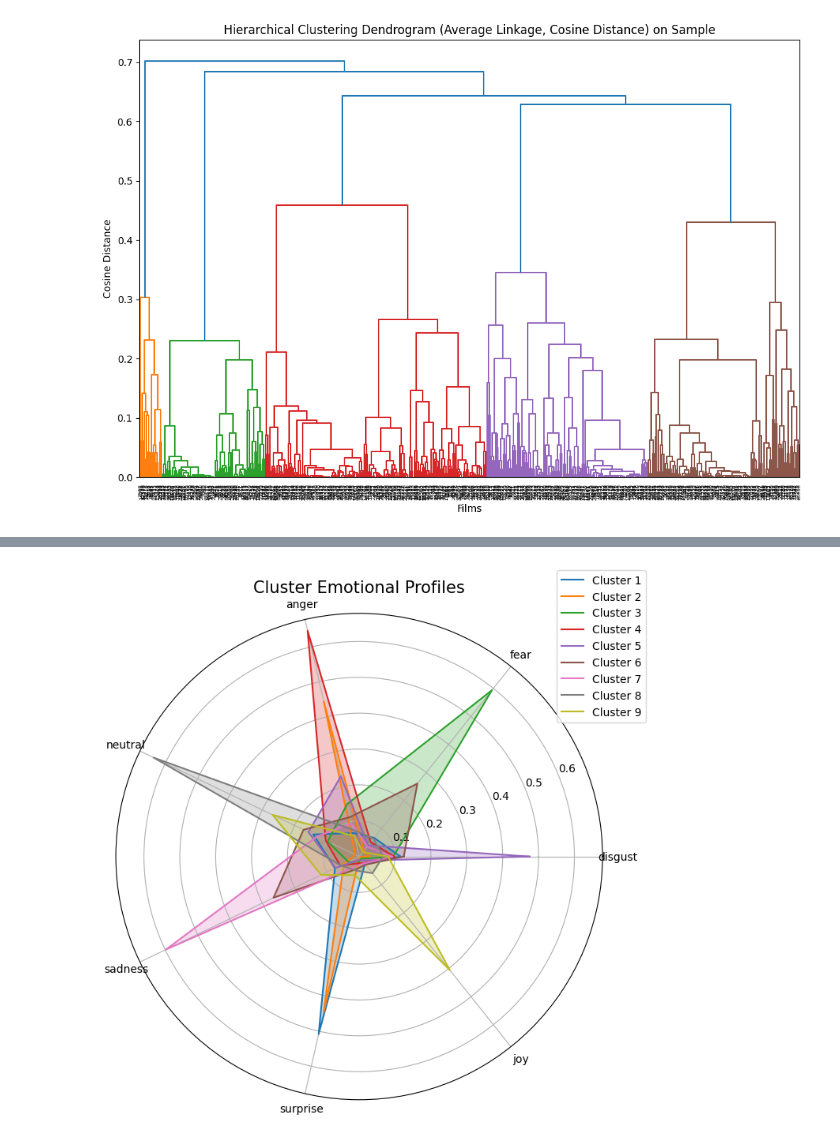
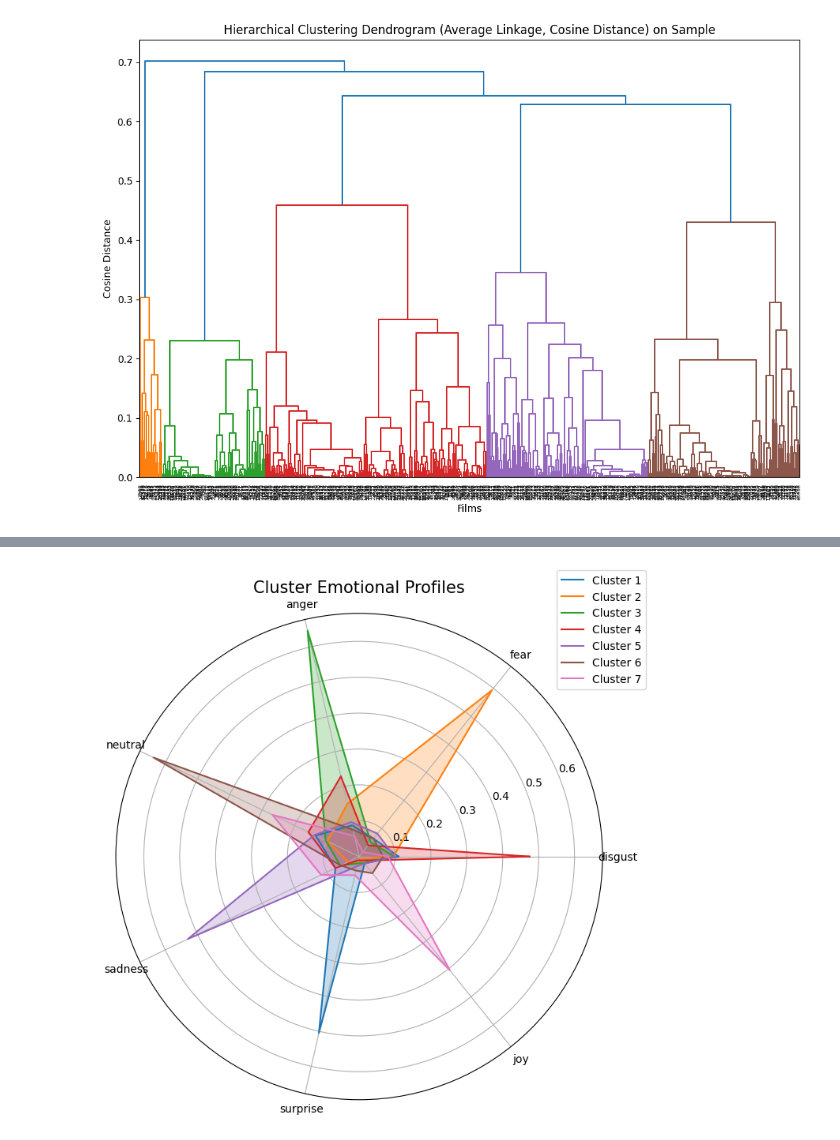
Before and after one commit to epfl-ada/ada-2024-project-phpjj1, a Jupyter notebook: src/scripts/Question5_ClusterAnalysis.ipynb, the cells around one changed output, grey strips where cells are left out. Drawn from its saved outputs; the diff is of its cells as text; code cells hidden in the pictures.

```diff
--- a/src/scripts/Question5_ClusterAnalysis.ipynb
+++ b/src/scripts/Question5_ClusterAnalysis.ipynb
@@ -18,9 +18,9 @@ emotions_df = pd.concat([df, temp], axis=1)
 assert emotions_df["distilbert_emotions"].isna().sum() == emotions_df["Plot"].isna().sum()
 # %%
 emotions = ['disgust', 'fear', 'anger', 'neutral', 'sadness', 'surprise', 'joy']
+ratings = ['mean_ratings', 'std_dev_ratings']
+
 
 filter_df = emotions_df.dropna(subset=['Plot'])
-
-cluster_df = filter_df[emotions].reset_index(drop=True)
-cluster_df.head()
-cluster_df.to_csv('../../data/cluster.csv', index=False)
+final_df = filter_df[emotions + ratings].reset_index(drop=True)
+final_df.head()
@@ -62,13 +69,15 @@ plt.show()
 from scipy.cluster.hierarchy import dendrogram, linkage, fcluster
 from scipy.spatial.distance import pdist, squareform
 
-sample_df = cluster_df.sample(500, random_state=42)
+sample_df = final_df.sample(500, random_state=42)
 
-distance_matrix = pdist(sample_df, metric='cosine')
+cluster_df = sample_df[emotions].copy()
+
+distance_matrix = pdist(cluster_df, metric='cosine')
 linkage_matrix = linkage(distance_matrix, method='average')
 
 plt.figure(figsize=(12, 8))
-dendrogram(linkage_matrix, labels=sample_df.index, orientation='top')
+dendrogram(linkage_matrix, labels=cluster_df.index, orientation='top')
 plt.title('Hierarchical Clustering Dendrogram (Average Linkage, Cosine Distance) on Sample')
 plt.xlabel('Films')
 plt.ylabel('Cosine Distance')
@@ -76,12 +85,11 @@ plt.show()
 # %% [output]
 [figure]
 # %%
-cutoff = 0.3
+cutoff = 0.36
 
 cluster_labels = fcluster(linkage_matrix, t = cutoff, criterion='distance')
-sample_df['cluster'] = cluster_labels
+cluster_df['cluster'] = cluster_labels
 
-cluster_summary = sample_df.groupby('cluster').mean()
 
 distance_square = squareform(distance_matrix)
 
@@ -111,0 +118,4 @@ inner_cluster_distances
+# %%
+sample_df = pd.concat([cluster_df, sample_df[ratings]], axis=1)
+cluster_summary = sample_df.groupby('cluster').mean()
+cluster_summary
@@ -112,21 +132,21 @@ inner_cluster_distances
 # %%
 def plot_radar_chart(data, title):
     categories = data.columns
     angles = np.linspace(0, 2 * np.pi, len(categories), endpoint=False).tolist()
     angles += angles[:1]
 
     fig, ax = plt.subplots(figsize=(8, 8), subplot_kw=dict(polar=True))
     for i, row in data.iterrows():
         values = row.tolist() + row.tolist()[:1]
         ax.plot(angles, values, label=f'Cluster {i}')
         ax.fill(angles, values, alpha=0.25)
 
     ax.set_title(title, size=15)
     ax.set_xticks(angles[:-1])
     ax.set_xticklabels(categories)
     plt.legend(loc='upper right', bbox_to_anchor=(1.1, 1.1))
     plt.show()
 
-plot_radar_chart(cluster_summary, "Cluster Emotional Profiles")
+plot_radar_chart(cluster_summary[emotions], "Cluster Emotional Profiles")
 # %% [output]
-[figure, old version]
+[figure, new version]
```
Also changed, not shown: parts of 5 cells of this notebook.
